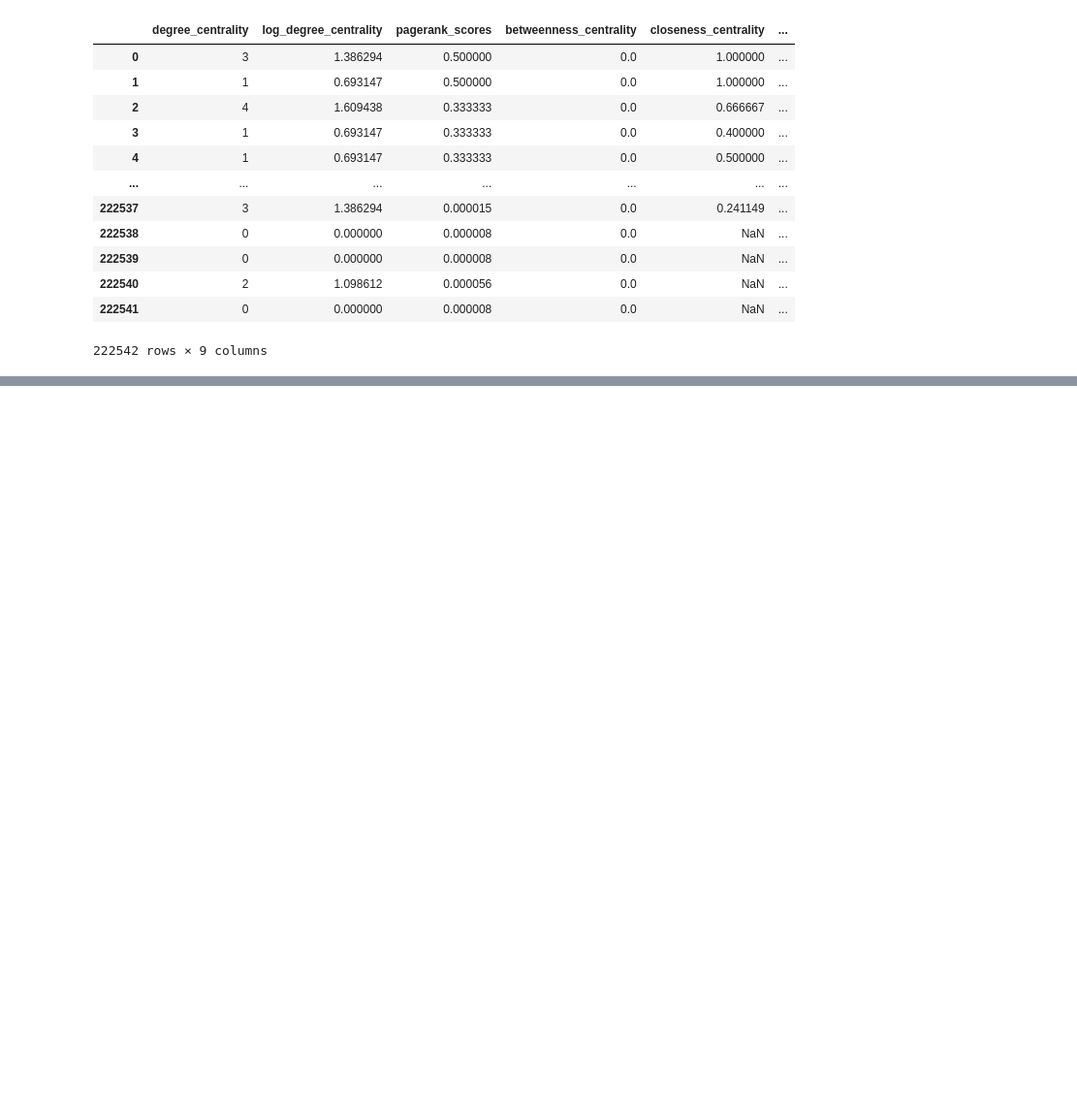
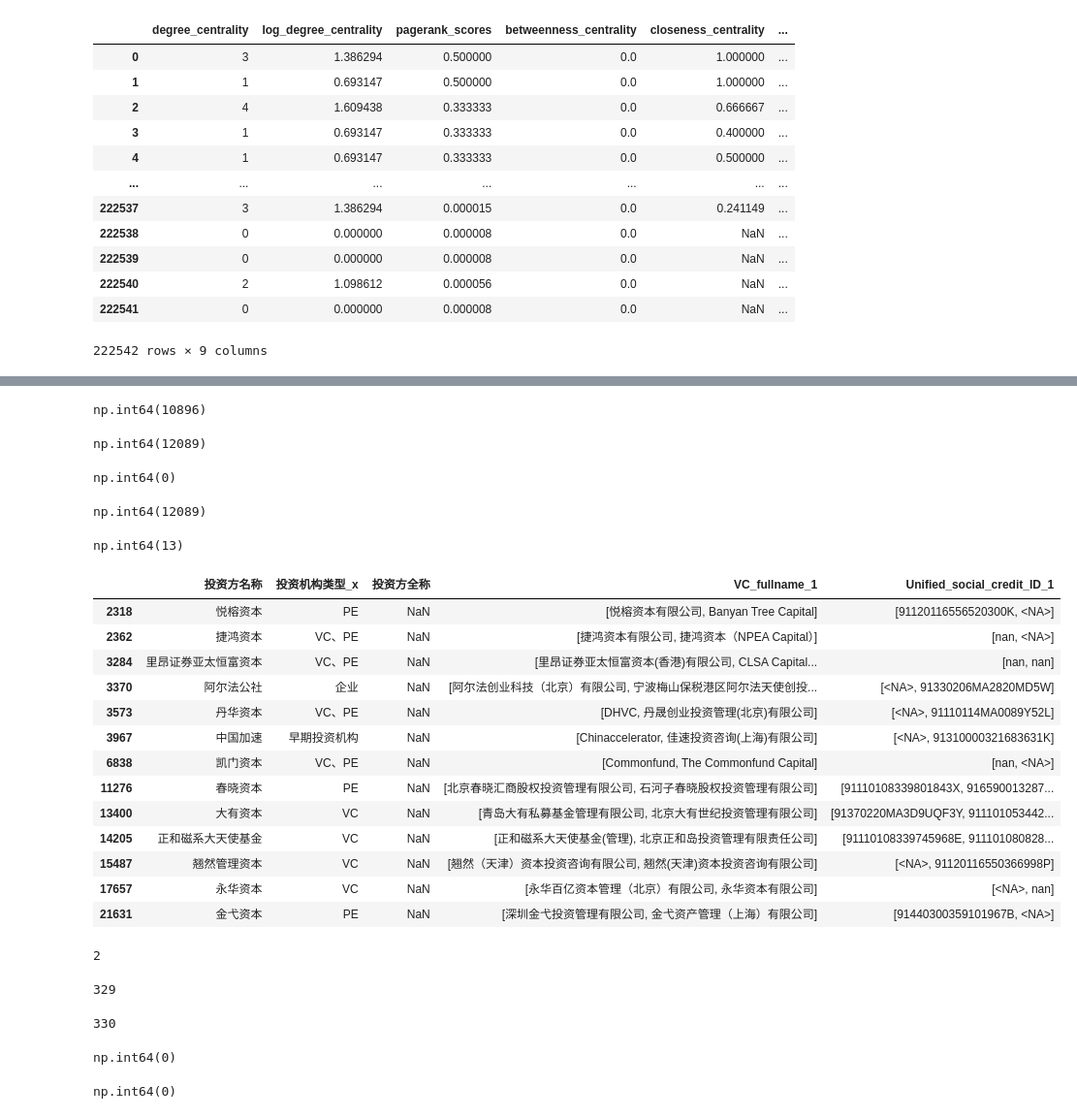
Before and after one commit to ideatechresearch/patent_invest, a Jupyter notebook: ChinaVC.ipynb, the cells around one changed output, grey strips where cells are left out. Shown at 97% size. Saved outputs shown, nothing was run; the diff lists cells and outputs as text; code cells hidden in the pictures; blank space fills up the shorter version.

```diff
--- a/ChinaVC.ipynb
+++ b/ChinaVC.ipynb
@@ -3218,0 +3782,71 @@ G.write_pickle("data//patent_invest_all_applicant_cite_directed_2020_graph.pickl
+# %%
+union_fullname=ChinaVCtype.set_index('VC_fullname_1')['VC_fullname'].to_dict()
+unmatched_sample_listed.loc[mask,'VC_fullname_1']=unmatched_sample_listed.loc[mask,'投资方名称'].map(union_fullname).apply(lambda x:[x])
+unmatched_sample_listed['VC_fullname_1'].count()
+# %% [output]
+np.int64(10896)
+# %%
+Alias['Alias_1']=Alias['Alias'].str.replace(' ','').str.strip()
+map_alias_dict_1=Alias.groupby('Alias_1')['VC_fullname'].apply(lambda x:list(set(x))).to_dict()
+# %%
+mask=unmatched_sample_listed['VC_fullname_1'].isna()
+unmatched_sample_listed.loc[mask,'VC_fullname_1'] =unmatched_sample_listed.loc[mask,'投资方名称'].map(map_alias_dict_1)
+unmatched_sample_listed['VC_fullname_1'].count()
+# %% [output]
+np.int64(12089)
+# %%
+(unmatched_sample_listed['VC_fullname_1']=='').sum()
+# %% [output]
+np.int64(0)
+# %%
+fullname_id = ChinaVCtype.set_index('VC_fullname')['Unified_social_credit_ID'].to_dict()
+unmatched_sample_listed['Unified_social_credit_ID_1'] = unmatched_sample_listed['VC_fullname_1'].dropna().map(lambda vc_list: [fullname_id.get(vc, pd.NA) for vc in vc_list])#if pd.notna(vc_list) else pd.NA
+unmatched_sample_listed['Unified_social_credit_ID_1'].count()
+# %% [output]
+np.int64(12089)
+# %%
+(unmatched_sample_listed['Unified_social_credit_ID_1'].dropna().map(len)>1).sum()
+# %% [output]
+np.int64(13)
+# %%
+mask=unmatched_sample_listed['Unified_social_credit_ID_1'].isna()
+unmatched_sample_listed.loc[(~mask)&(unmatched_sample_listed.loc[~mask,'Unified_social_credit_ID_1'].map(len)>1),['投资方名称', '投资机构类型_x', '投资方全称','VC_fullname_1','Unified_social_credit_ID_1']]
+# %% [output]
+|  | 投资方名称 | 投资机构类型_x | 投资方全称 | VC_fullname_1 | Unified_social_credit_ID_1 |
+| 2318 | 悦榕资本 | PE | NaN | [悦榕资本有限公司, Banyan Tree Capital] | [91120116556520300K, <NA>] |
+| 2362 | 捷鸿资本 | VC、PE | NaN | [捷鸿资本有限公司, 捷鸿资本（NPEA Capital）] | [nan, <NA>] |
+| 3284 | 里昂证券亚太恒富资本 | VC、PE | NaN | [里昂证券亚太恒富资本(香港)有限公司, CLSA Capital... | [nan, nan] |
+| 3370 | 阿尔法公社 | 企业 | NaN | [阿尔法创业科技（北京）有限公司, 宁波梅山保税港区阿尔法天使创投... | [<NA>, 91330206MA2820MD5W] |
+| 3573 | 丹华资本 | VC、PE | NaN | [DHVC, 丹晟创业投资管理(北京)有限公司] | [<NA>, 91110114MA0089Y52L] |
+| 3967 | 中国加速 | 早期投资机构 | NaN | [Chinaccelerator, 佳速投资咨询(上海)有限公司] | [<NA>, 91310000321683631K] |
+| 6838 | 凯门资本 | VC、PE | NaN | [Commonfund, The Commonfund Capital] | [nan, <NA>] |
+| 11276 | 春晓资本 | PE | NaN | [北京春晓汇商股权投资管理有限公司, 石河子春晓股权投资管理有限公司] | [91110108339801843X, 916590013287... |
+| 13400 | 大有资本 | VC | NaN | [青岛大有私募基金管理有限公司, 北京大有世纪投资管理有限公司] | [91370220MA3D9UQF3Y, 911101053442... |
+| 14205 | 正和磁系大天使基金 | VC | NaN | [正和磁系大天使基金(管理), 北京正和岛投资管理有限责任公司] | [91110108339745968E, 911101080828... |
+| 15487 | 翘然管理资本 | VC | NaN | [翘然（天津）资本投资咨询有限公司, 翘然(天津)资本投资咨询有限公司] | [<NA>, 91120116550366998P] |
+| 17657 | 永华资本 | VC | NaN | [永华百亿资本管理（北京）有限公司, 永华资本有限公司] | [<NA>, nan] |
+| 21631 | 金弋资本 | PE | NaN | [深圳金弋投资管理有限公司, 金弋资产管理（上海）有限公司] | [91440300359101967B, <NA>] |
+# %%
+len(set(china_co_ids['企业名称'])&set(unmatched_sample_listed['投资方名称']))
+# %% [output]
+2
+# %%
+len(set(china_co_ids['企业名称'])&set(unmatched_sample_listed['VC_fullname_1'].explode().dropna()))
+# %% [output]
+329
+# %%
+fullname_id_1=china_co_ids[china_co_ids.企业名称.isin(set(china_co_ids['企业名称'])&set(unmatched_sample_listed['VC_fullname_1'].explode().dropna()))].set_index('企业名称')['统一社会信用代码'].to_dict()
+len(fullname_id_1)
+# %% [output]
+330
+# %%
+unmatched_sample_listed['Unified_social_credit_ID_2'] = unmatched_sample_listed['VC_fullname_1'].dropna().map(lambda vc_list: [fullname_id_1.get(vc, pd.NA) for vc in vc_list])#if pd.notna(vc_list) else pd.NA
+unmatched_sample_listed['Unified_social_credit_ID_2']= unmatched_sample_listed['Unified_social_credit_ID_2'].dropna().map(lambda x: pd.NA if all(pd.isna(i) for i in x) else x)#pd.NA if pd.isna(x) or all(pd.isna(i) for i in x) else x
+unmatched_sample_listed['Unified_social_credit_ID_2'].count()
+# %% [output]
+np.int64(0)
+# %%
+mask=(~unmatched_sample_listed['VC_fullname_1'].isna())&(unmatched_sample_listed['Unified_social_credit_ID_1'].isna())&(~unmatched_sample_listed['Unified_social_credit_ID_2'].isna())
+mask.sum()
+# %% [output]
+np.int64(0)
```
Also changed, not shown: parts of 149 cells of this notebook, 6 other files.
